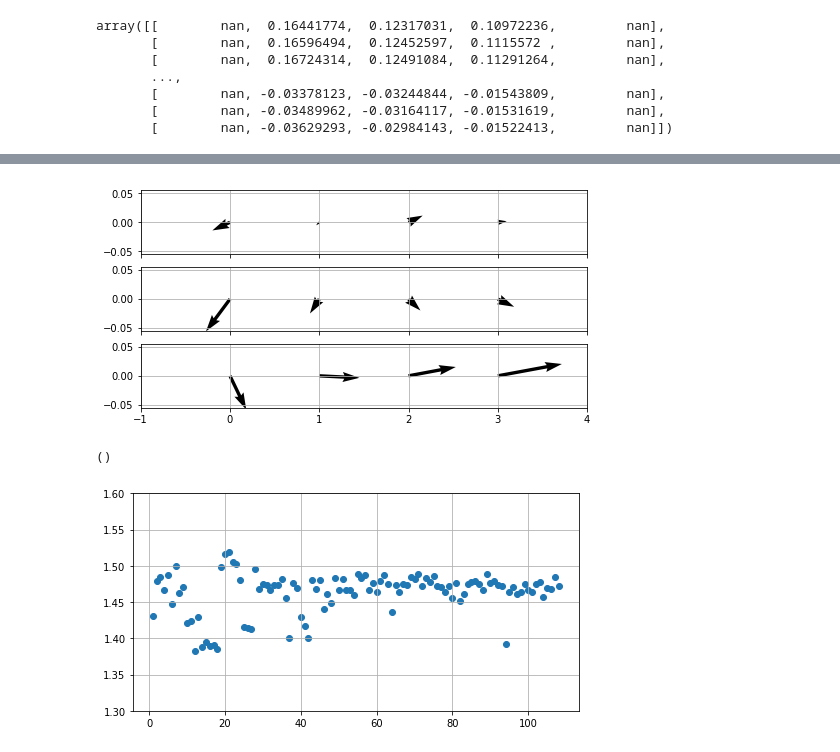
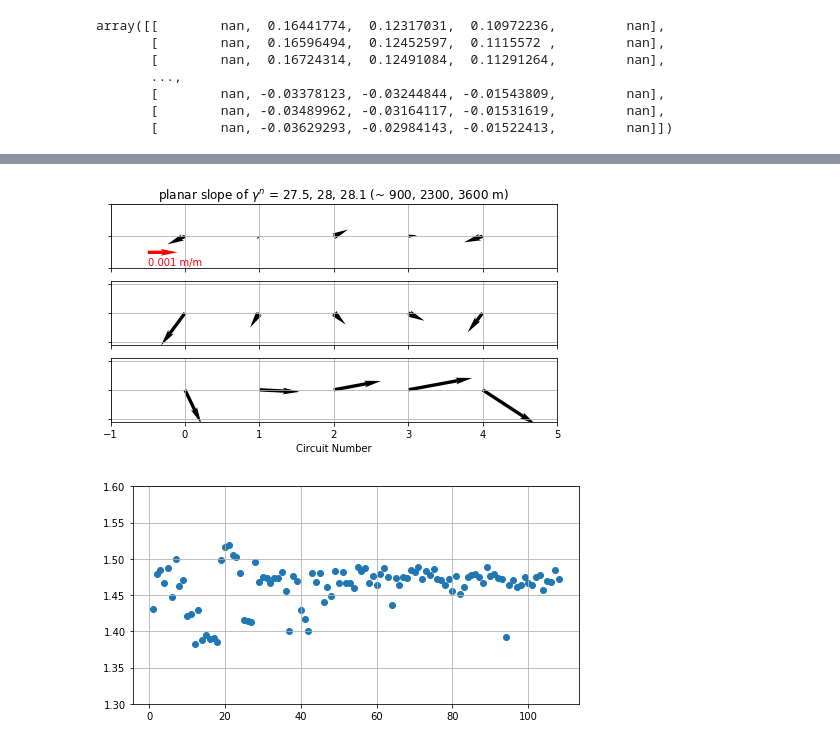
Before and after one commit to jakesteinberg/geostrophic_turbulence, a Jupyter notebook: bermuda_dg037_2019_initial_processing.ipynb, the cells around one changed output, grey strips where cells are left out. Drawn from its saved outputs; the diff is of its cells as text; code cells hidden in the pictures.

Commit message:
improved analysis and eof considerations, simulated sampling figures improved for paper submission

```diff
--- a/bermuda_dg037_2019_initial_processing.ipynb
+++ b/bermuda_dg037_2019_initial_processing.ipynb
@@ -42,8 +42,8 @@ bin_depth = GD.variables['grid'][:]
 # ----------------------------------------------------------------------------------------------------------------------
 # ---- PROCESSING USING GLIDER PACKAGE
 gs = 46
-ge = 110
-x = Glider(37, np.arange(gs, ge + 1), '/Users/jake/Documents/seaglider/dg037_bermuda_19/')
+ge = 120
+x = Glider(37, np.arange(gs, ge + 1), '/Users/jake/Documents/seaglider/dg037_bermuda_19/fm_reprocessing_nov19/')
 
 box = np.array([[30.595, 69.9725], [31.405, 69.9725], [31.405, 69.0275], [30.595, 69.0275]])  # SW, NW, NE, SE (corners)
 box_mid = np.array([[30.595, 69.5], [31, 69.9725], [31.405, 69.5], [31, 69.0275]])  # S, W, N, E (mids)
@@ -816,10 +785,10 @@ intp_s = [[1], [2], [3]]
 
 namei = ['sg037_box_1', 'sg037_box_2', 'sg037_box_3', 'sg037_box_4']
 plot_3d = 1
-fit = [[1, 2, 3, 4], [1, 2, 3, 4], [1, 2, 3, 4]]
+fit = [[1, 2, 3, 4, 5], [1, 2, 3, 4, 5], [1, 2, 3, 4, 5]]
 for g in range(len(sigi_0)):  # loop over
     sigi = sigi_0[g]
-    for m in range(4):  # loop over the number of times the box has been completed
+    for m in range(5):  # loop over the number of times the box has been completed
         intp_x_i = []
         intp_y_i = []
         intp_z_i = []
@@ -937,6 +906,7 @@ for g in range(len(sigi_0)):  # loop over
         xs = np.array(intp_x_i)
         ys = np.array(intp_y_i)
         zs = -1*np.array(intp_z_i)
+        # print(xs)
         tmp_A = []
         tmp_b = []
         for i in range(len(xs)):
@@ -999,17 +962,25 @@ print(fit[0])
 # %%
 matplotlib.rcParams['figure.figsize'] = (8,4)
 f, (ax1, ax2, ax3) = plt.subplots(3, 1, sharex=True)
-for i in range(4):
-    ax1.quiver(i, 0, 1000*np.array(fit[0][i][0]), 1000*np.array(fit[0][i][1]), scale=15, color='k')
-    ax2.quiver(i, 0, 1000*np.array(fit[1][i][0]), 1000*np.array(fit[1][i][1]), scale=15, color='k')
-    ax3.quiver(i, 0, 1000*np.array(fit[2][i][0]), 1000*np.array(fit[2][i][1]), scale=15, color='k')
-ax1.set_xlim([-1, 4])
+for i in range(5):
+    ax1.quiver(i, 0, 1000*np.array(fit[0][i][0]), 1000*np.array(fit[0][i][1]), scale=15, color='k', headwidth=2)
+    ax2.quiver(i, 0, 1000*np.array(fit[1][i][0]), 1000*np.array(fit[1][i][1]), scale=15, color='k', headwidth=2)
+    ax3.quiver(i, 0, 1000*np.array(fit[2][i][0]), 1000*np.array(fit[2][i][1]), scale=15, color='k', headwidth=2)
+ax1.quiver(-0.5, -.025, 1000*0.001, 0, color='r', scale=15, headwidth=2)
+ax1.text(-0.5, -.045, '0.001 m/m', color='r')
+ax1.set_xlim([-1, 5])
+ax1.set_ylim([-.05, 0.05])
+ax1.set_yticklabels([])
+ax2.set_yticklabels([])
+ax3.set_yticklabels([])
+ax3.set_xlabel('Circuit Number')
+ax1.set_title('planar slope of $\gamma^n$ = 27.5, 28, 28.1 (~ 900, 2300, 3600 m)')
 ax1.grid()
 ax2.grid()
 plot_pro(ax3)
+f.savefig("/Users/jake/Documents/baroclinic_modes/dissertation/sg037_planar_slope.jpg", dpi=300)
 # %% [output]
-[figure, old version]
+[figure, new version]
-()
 # %%
 # spice along isopycnal
 yyll = [1.3, 1.6], [.4, .46], [.22, .24]
```
Also changed, not shown: parts of 16 cells of this notebook, 6 other files.
